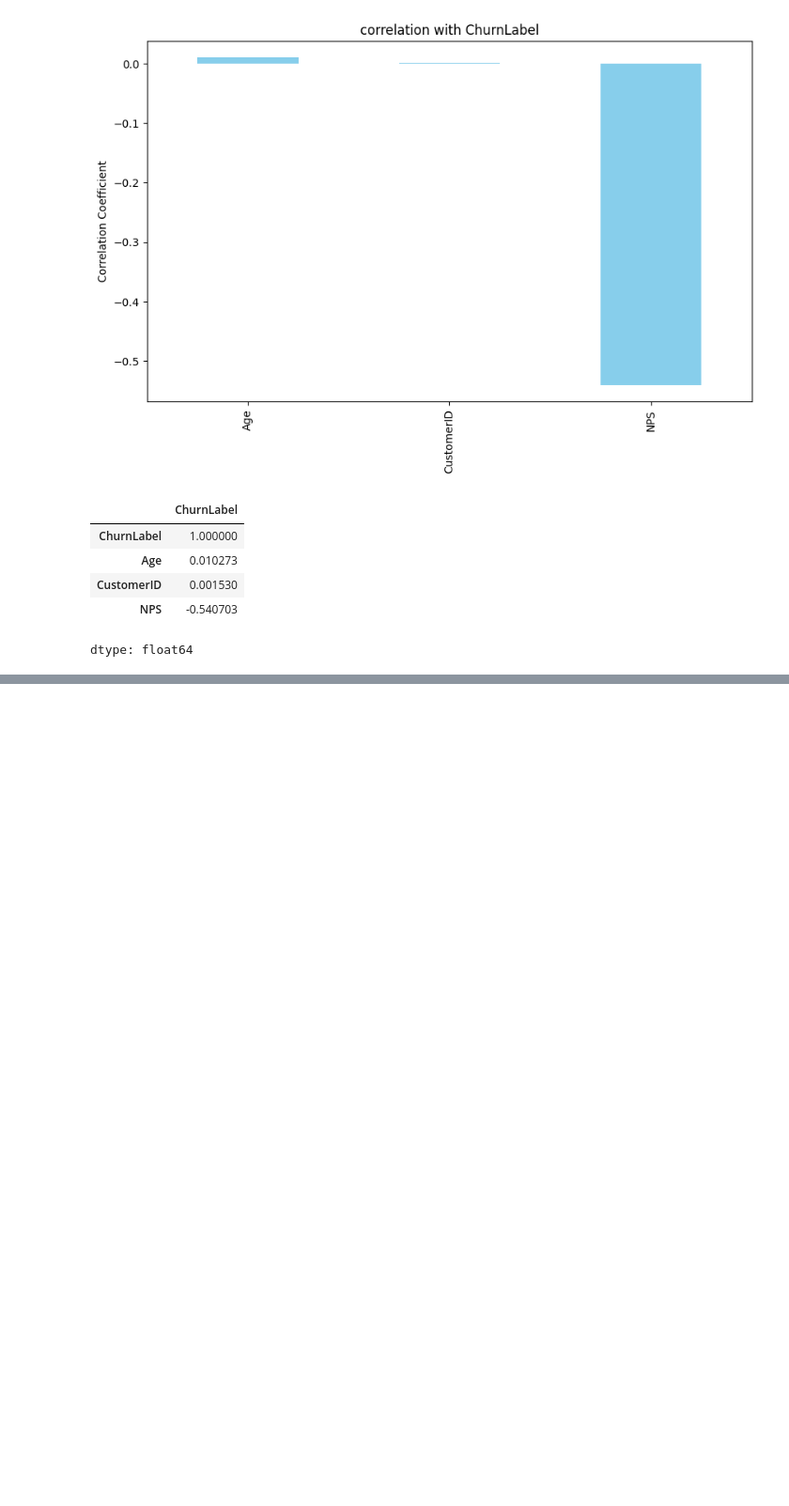
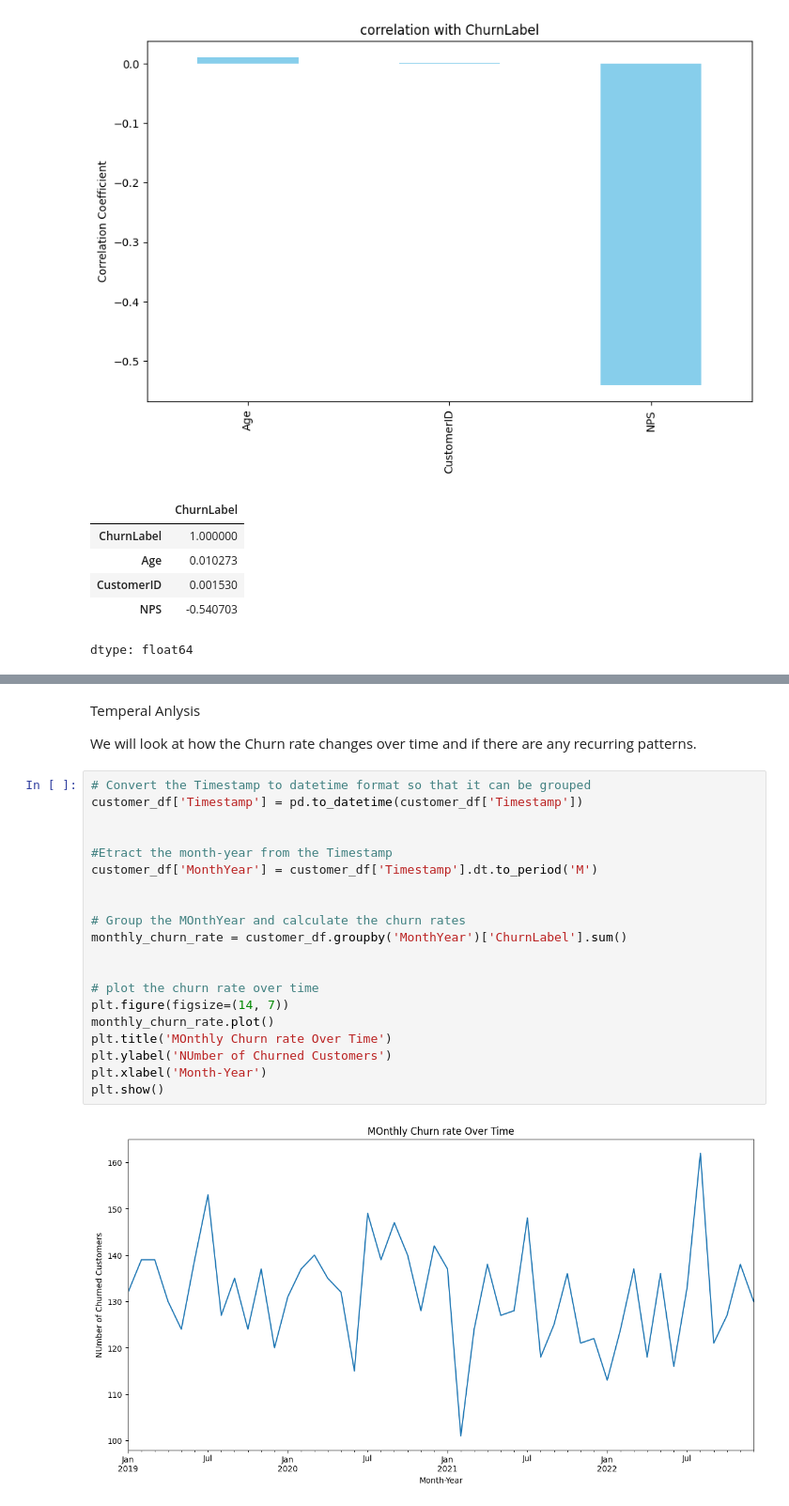
Before and after one commit to EricOdhiambo/Customer-Churn-Prediction-in-a-Telecommunication-company, a Jupyter notebook: customer_churn.ipynb, the cells around one changed output, grey strips where cells are left out. Shown at 94% size. Saved outputs shown, nothing was run; the diff lists cells and outputs as text; blank space fills up the shorter version.

```diff
--- a/customer_churn.ipynb
+++ b/customer_churn.ipynb
@@ -186,0 +226,26 @@ dtype: float64
+# %% [markdown]
+Temperal Anlysis
+
+We will look at how the Churn rate changes over time and if there are any recurring patterns.
+# %%
+# Convert the Timestamp to datetime format so that it can be grouped
+customer_df['Timestamp'] = pd.to_datetime(customer_df['Timestamp'])
+
+
+#Etract the month-year from the Timestamp
+customer_df['MonthYear'] = customer_df['Timestamp'].dt.to_period('M')
+
+
+# Group the MOnthYear and calculate the churn rates
+monthly_churn_rate = customer_df.groupby('MonthYear')['ChurnLabel'].sum()
+
+
+# plot the churn rate over time
+plt.figure(figsize=(14, 7))
+monthly_churn_rate.plot()
+plt.title('MOnthly Churn rate Over Time')
+plt.ylabel('NUmber of Churned Customers')
+plt.xlabel('Month-Year')
+plt.show()
+# %% [output]
+[figure, added]
```
Also changed, not shown: parts of 2 cells of this notebook.
